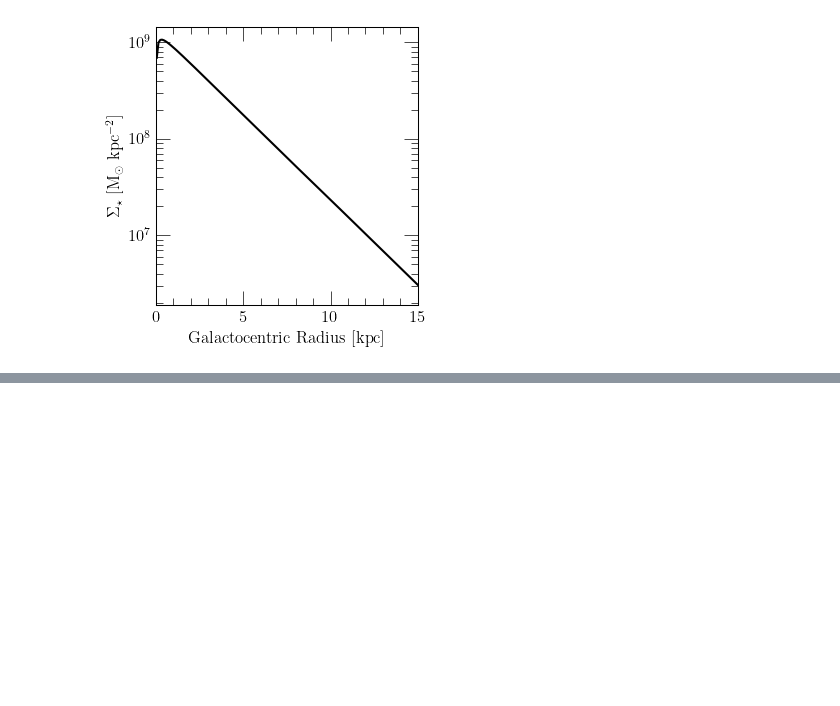
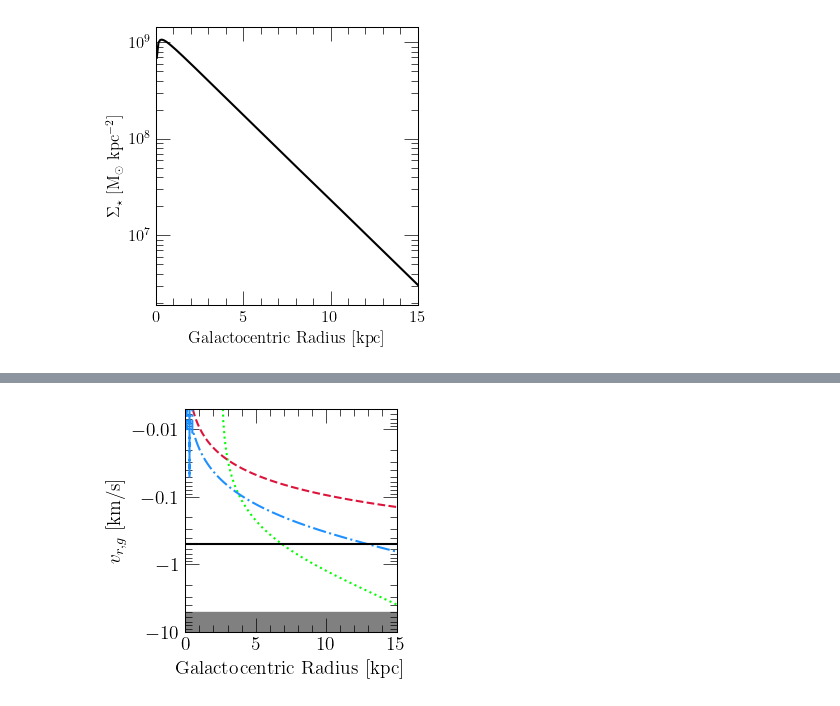
Before and after one commit to giganano/radial-flows, a Jupyter notebook: notebooks/profiles.ipynb, the cells around one changed output, grey strips where cells are left out. Cells and saved outputs as stored; diff of their text form; code cells hidden in the pictures; blank space fills up the shorter version.

```diff
--- a/notebooks/profiles.ipynb
+++ b/notebooks/profiles.ipynb
@@ -112,0 +156,8 @@ plt.show()
+# %%
+outputs = [
+    "../outputs/constant/vgas-0p5",
+    "../outputs/potential-well-deepening/gamma0p2",
+    "../outputs/angular-momentum-dilution/betaphiin0p7",
+    "../outputs/river/insideout"
+]
+outputs = [vice.output(name) for name in outputs]
@@ -112,0 +345,61 @@ plt.show()
+# %%
+outputs = [
+    "../outputs/river/insideout",
+    "../outputs/potential-well-deepening/gamma0p2",
+    "../outputs/angular-momentum-dilution/betaphiin0p7",
+    "../outputs/constant/vgas-0p5"
+]
+outputs = [vice.output(name) for name in outputs]
+# %%
+COLORS = ["lime", "crimson", "dodgerblue", "black"]
+LINESTYLES = [":", "--", "-.", "-"]
+LABELS = [
+    r"River",
+    r"$\gamma = 0.2$",
+    r"$\beta_{\phi,\text{in}} = 0.7$",
+    r"$v_{r,g} = -0.5$ km/s"
+]
+
+fig = plt.figure(figsize = (3.3, 3))
+ax = fig.add_subplot(111)
+ax.set_xlabel(r"Galactocentric Radius [kpc]")
+ax.set_ylabel(r"$v_{r,g}$ [km/s]")
+ax.set_xlim([0, 15])
+ax.set_ylim([0.005, 10])
+ax.set_yscale("log")
+ax.yaxis.set_major_formatter(fsf("%g"))
+
+def plot_velocity_profile(output, lookback, zone_width = 0.1, **kwargs):
+    assert os.path.exists("%s_gasvelocities.out" % (output.name)), "bruh"
+    radii, vgas = get_velocity_profile(output, lookback)
+    # print(radii, vgas)
+    vgas = [-v for v in vgas]
+    ax.plot(radii, vgas, **kwargs)
+
+for i in range(len(outputs)):
+    kwargs = {
+        "c": named_colors()[COLORS[i]],
+        "linestyle": LINESTYLES[i],
+        "label": LABELS[i]
+    }
+    plot_velocity_profile(outputs[i], 0, **kwargs)
+
+ax.fill_between(ax.get_xlim(), 2 * [5], 2 * [ax.get_ylim()[1]], color = named_colors()["grey"])
+
+# kwargs = {
+#     "loc": mpl_loc("lower left"),
+#     # "bbox_to_anchor": (0.5, 1.05),
+#     "fontsize": 11,
+#     # "ncol": 2
+# }
+# ax.legend(**kwargs)
+
+negative_log(ax)
+plt.tight_layout()
+for ext in ["pdf", "jpeg"]:
+    kwargs = {}
+    if ext == "jpeg": kwargs["dpi"] = 200
+    plt.savefig("./profiles/velocity-comp.%s" % (ext), **kwargs)
+plt.show()
+# %% [output]
+[figure, added]
```
Also changed, not shown: parts of 5 cells of this notebook, 18 other files.
